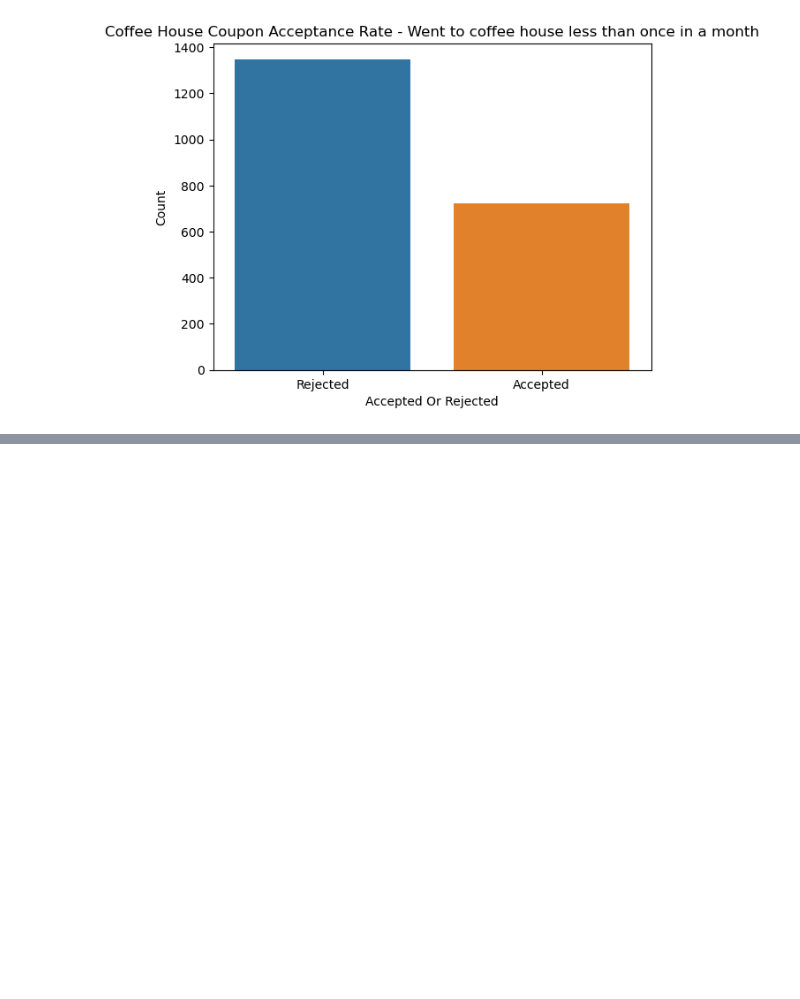
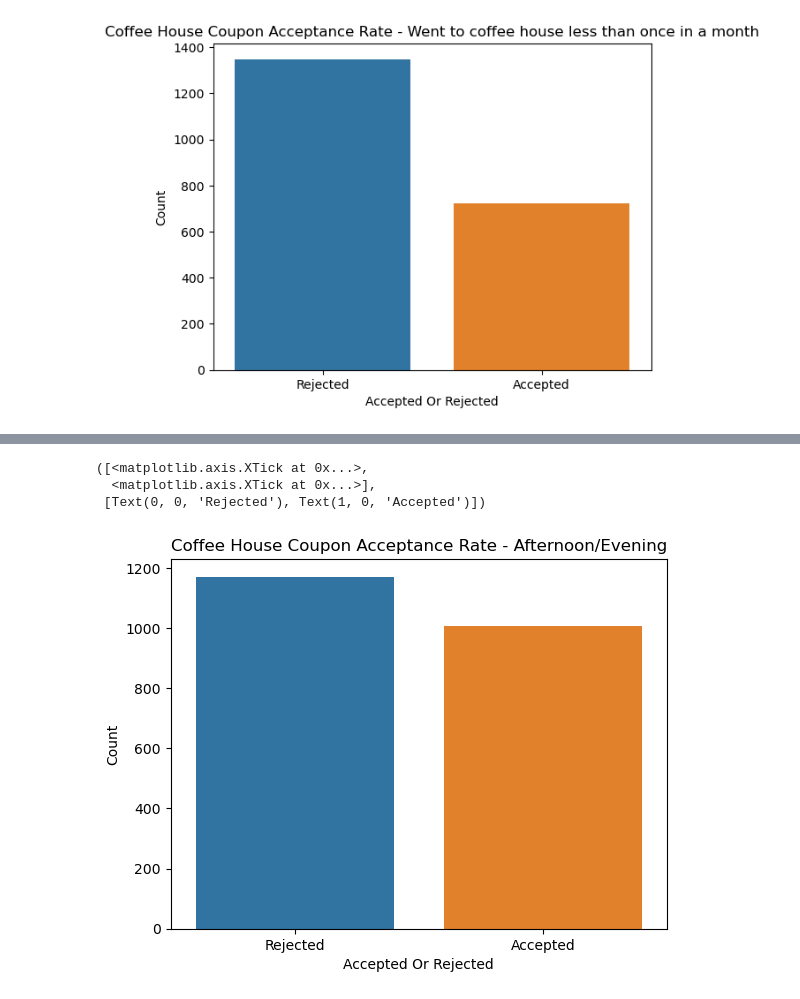
Before and after one commit to anthonytu8/AIMLAnthonyTu, a Jupyter notebook: CustomerCoupons/CustomerCoupons.ipynb, the cells around one changed output, grey strips where cells are left out. Saved outputs shown, nothing was run; the diff lists cells and outputs as text; code cells hidden in the pictures; blank space fills up the shorter version.

```diff
--- a/CustomerCoupons/CustomerCoupons.ipynb
+++ b/CustomerCoupons/CustomerCoupons.ipynb
@@ -804,0 +917,4 @@ plt.xticks([0, 1], ['Rejected', 'Accepted'])
+# %%
+# Create separate data frame for not morning times
+coffee_notmorning_data = coffee_data.query('time == "2PM" | time == "6PM" | time == "10PM"')
+coffee_notmorning_data
@@ -804,0 +969,12 @@ plt.xticks([0, 1], ['Rejected', 'Accepted'])
+# %%
+# Visualize acceptance rate
+sns.barplot(coffee_data, x=coffee_notmorning_data['Y'].value_counts().index, y=coffee_notmorning_data['Y'].value_counts().values)
+plt.title('Coffee House Coupon Acceptance Rate - Afternoon/Evening')
+plt.xlabel('Accepted Or Rejected')
+plt.ylabel('Count')
+plt.xticks([0, 1], ['Rejected', 'Accepted'])
+# %% [output]
+([<matplotlib.axis.XTick at 0x...>,
+  <matplotlib.axis.XTick at 0x...>],
+ [Text(0, 0, 'Rejected'), Text(1, 0, 'Accepted')])
+[figure, added]
```
Also changed, not shown: parts of 12 cells of this notebook.
